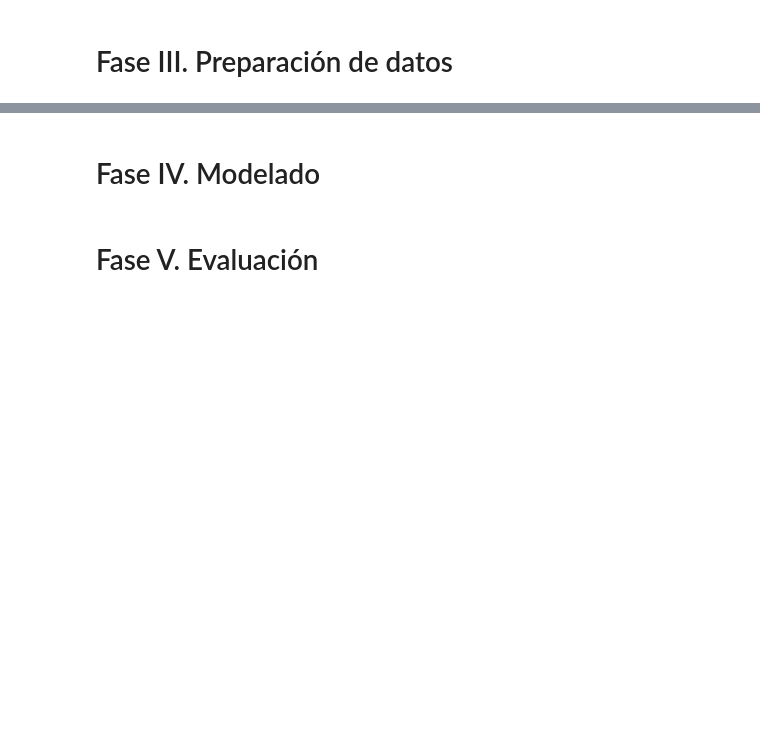
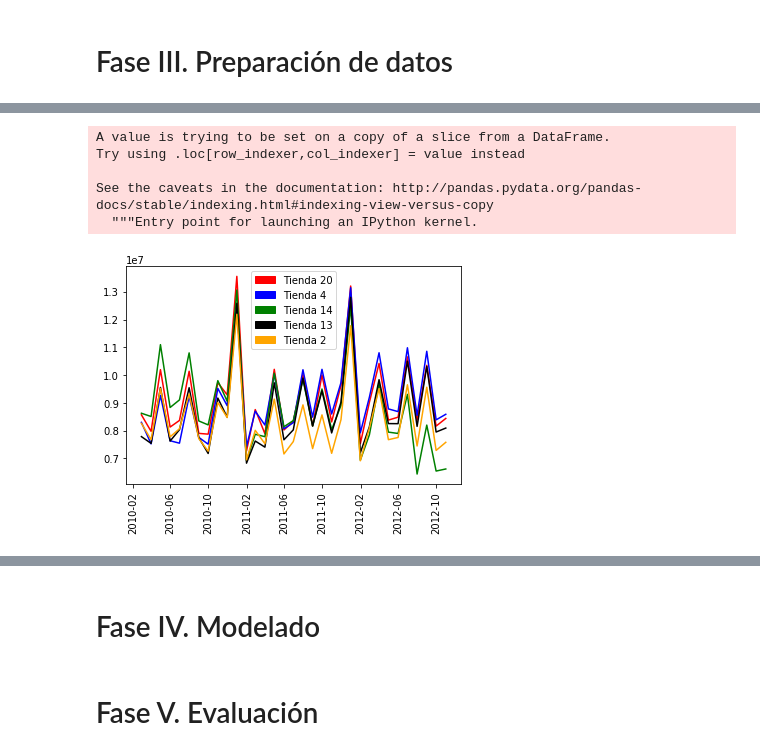
Before and after one commit to ccolado/master-big-data-walmart, a Jupyter notebook: Walmart.ipynb, the cells around one changed output, grey strips where cells are left out. Drawn from its saved outputs; the diff is of its cells as text; code cells hidden in the pictures; blank space fills up the shorter version.

```diff
--- a/Walmart.ipynb
+++ b/Walmart.ipynb
@@ -50,0 +243,4 @@ Tenemos datos de 45 tiendas localizadas en diferentes zonas geográficas. En cad
+# %%
+url = "https://raw.githubusercontent.com/ccolado/master-big-data-walmart/master/walmart-data/train.csv"
+walmart_data = pd.read_table(url,sep=',')
+walmart_data.head(3)
@@ -50,0 +267,3 @@ Tenemos datos de 45 tiendas localizadas en diferentes zonas geográficas. En cad
+# %%
+clean_walmart_data = walmart_data[walmart_data.Weekly_Sales >= 0]
+clean_walmart_data.sort_values(by='Weekly_Sales').head(3)
@@ -50,0 +322,25 @@ Tenemos datos de 45 tiendas localizadas en diferentes zonas geográficas. En cad
+# %%
+clean_walmart_data["Date_Formatted"] = pd.to_datetime(clean_walmart_data.Date, format='%Y-%m-%d')
+sales_by_store_and_date = clean_walmart_data[["Store", "Date_Formatted", "Weekly_Sales"]].groupby(["Store", "Date_Formatted"]).sum()
+%matplotlib inline
+import matplotlib.pyplot as plt
+import matplotlib.patches as mpatches
+red_patch = mpatches.Patch(color='red', label='Tienda 20')
+blue_patch = mpatches.Patch(color='blue', label='Tienda 4')
+green_patch = mpatches.Patch(color='green', label='Tienda 14')
+black_patch = mpatches.Patch(color='black', label='Tienda 13')
+orange_patch = mpatches.Patch(color='orange', label='Tienda 2')
+store20 = plt.plot(sales_by_store_and_date.loc[20].resample('M').sum(), color="red")
+store4 = plt.plot(sales_by_store_and_date.loc[4].resample('M').sum(), color="blue")
+store14 = plt.plot(sales_by_store_and_date.loc[14].resample('M').sum(), color="green")
+store13 = plt.plot(sales_by_store_and_date.loc[13].resample('M').sum(), color="black")
+store2 = plt.plot(sales_by_store_and_date.loc[2].resample('M').sum(), color="orange")
+_= plt.legend(handles=[red_patch, blue_patch, green_patch, black_patch, orange_patch])
+_= plt.xticks(rotation=90)
+# %% [output]
+A value is trying to be set on a copy of a slice from a DataFrame.
+Try using .loc[row_indexer,col_indexer] = value instead
+
+See the caveats in the documentation: http://pandas.pydata.org/pandas-docs/stable/indexing.html#indexing-view-versus-copy
+  """Entry point for launching an IPython kernel.
+[figure, added]
```
Also changed, not shown: parts of 53 cells of this notebook, 1 other file.
